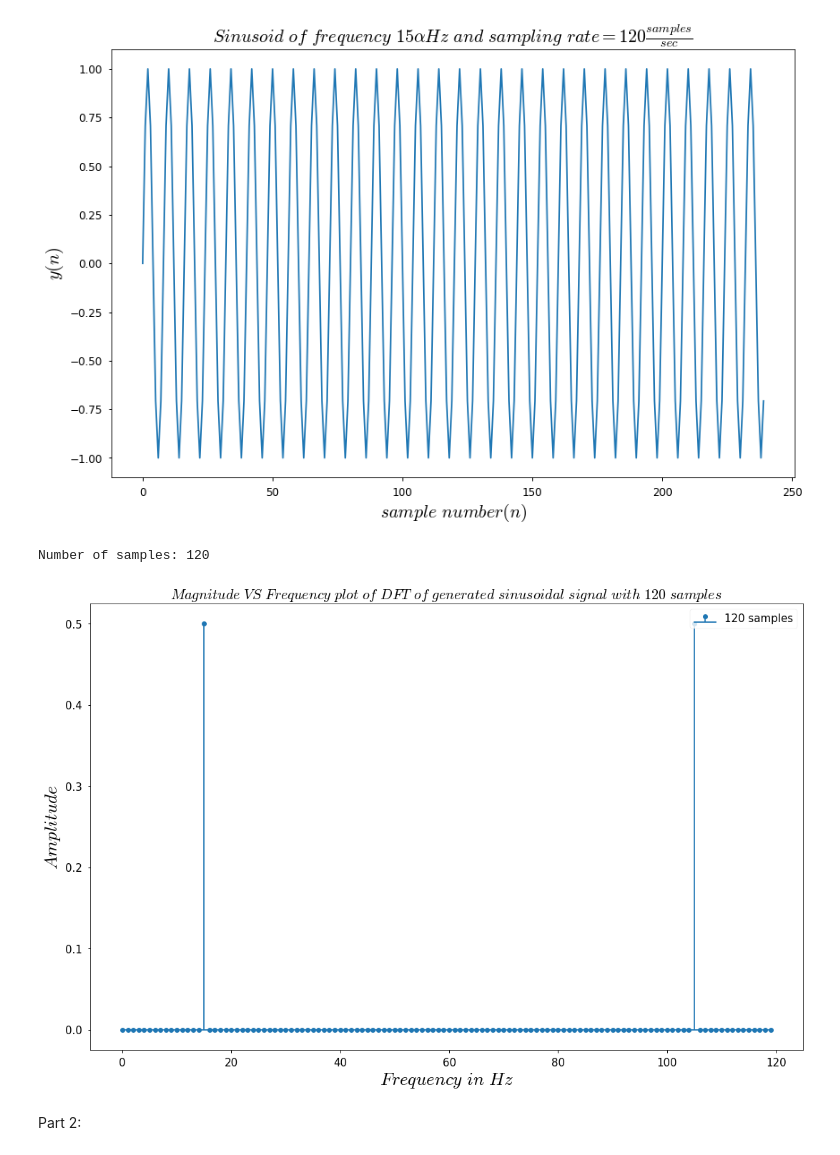
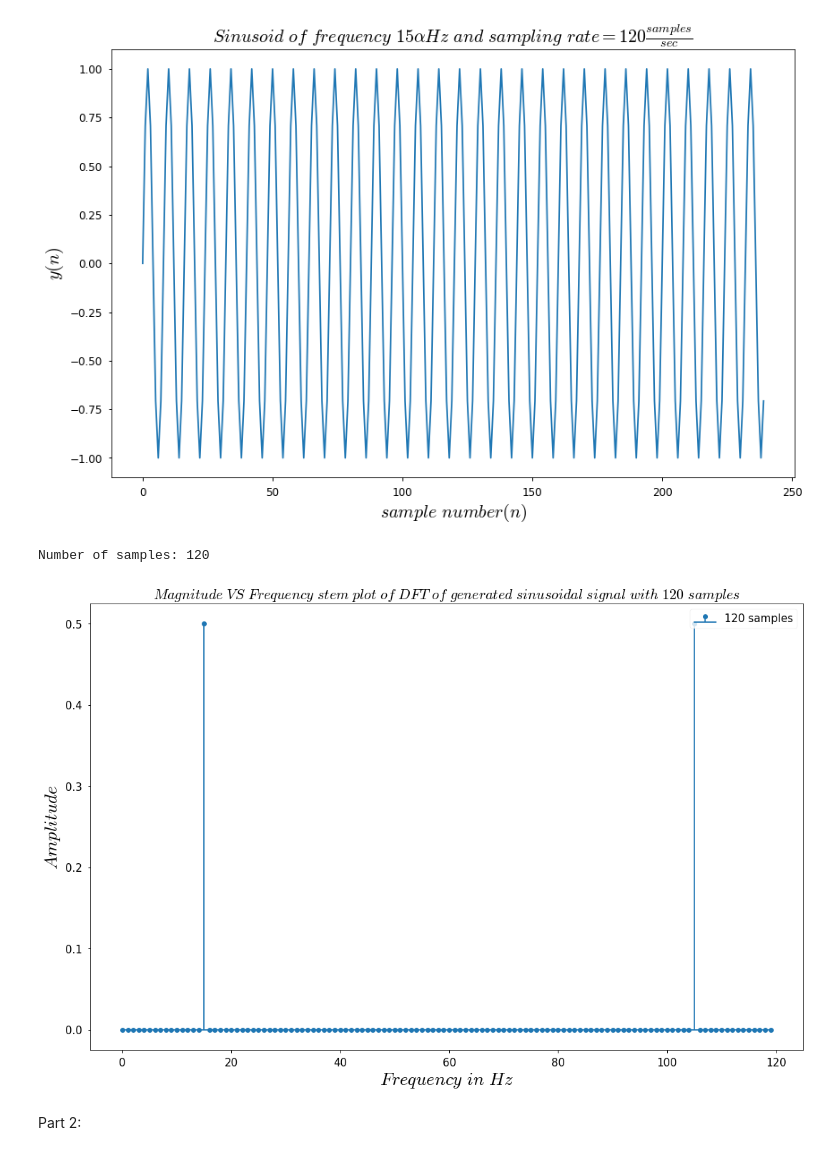
Before and after one commit to Harsha1569/DSP_Lab, a Jupyter notebook: Experiment_4/Experiment__4.ipynb, the cells around one changed output. Cells and saved outputs as stored; diff of their text form; code cells hidden in the pictures.

```diff
--- a/Experiment_4/Experiment__4.ipynb
+++ b/Experiment_4/Experiment__4.ipynb
@@ -83,35 +83,35 @@ def plot_spec(x, Fs,samples=None,xaxis_label=None, yaxis_label=None,norm = False
     axs.set_title(title, fontsize = 20)
     axs.set_xlabel(xaxis_label, fontsize = 25)
     axs.set_ylabel(yaxis_label, fontsize = 25)
     axs.tick_params(axis="both", labelsize = 15)
     fig.tight_layout()
 
 
     if combine_fig == True:
       if samples2 == None:
         Sc = int(len(x)/2)
       else:
         Sc = samples2
       Nc = Fs * np.arange(0,Sc)/Sc;
       Xc = np.abs(np.fft.fft(x[0:Sc]))
       Xc_normalised = Xc
 
       if norm:
         Xc_normalised = (1/len(Nc)) * Xc
 
       axs.stem(Nc, Xc_normalised,'r',label ='130 samples', use_line_collection = True, linefmt='r',  basefmt='r')
       axs.legend(loc = 'upper right', fontsize = 15)
       fig.tight_layout()
 
     fig.savefig('fig2.png')
 
     return N, X_normalised
 
-N1, _= plot_spec(sinusoidal_signal(n), Fs = 120,samples=120,xaxis_label=r'$Frequency\ in\ Hz$', yaxis_label=r'$Amplitude$',norm = True,title = r"$Magnitude\ VS\ Frequency\ plot\ of\ DFT\ of\ generated\ sinusoidal\ signal\ with\ 120\ samples$", lgnd ='120 samples')
+N1, _= plot_spec(sinusoidal_signal(n), Fs = 120,samples=120,xaxis_label=r'$Frequency\ in\ Hz$', yaxis_label=r'$Amplitude$',norm = True,title = r"$Magnitude\ VS\ Frequency\ stem\ plot\ of\ DFT\ of\ generated\ sinusoidal\ signal\ with\ 120\ samples$", lgnd ='120 samples')
 print("Number of samples:",len(N1))
 # %% [output]
 Number of samples: 120
-[figure, old version]
+[figure, new version]
 # %% [markdown]
 Part 2:
 # %%
```
Also changed, not shown: parts of 11 cells of this notebook.
